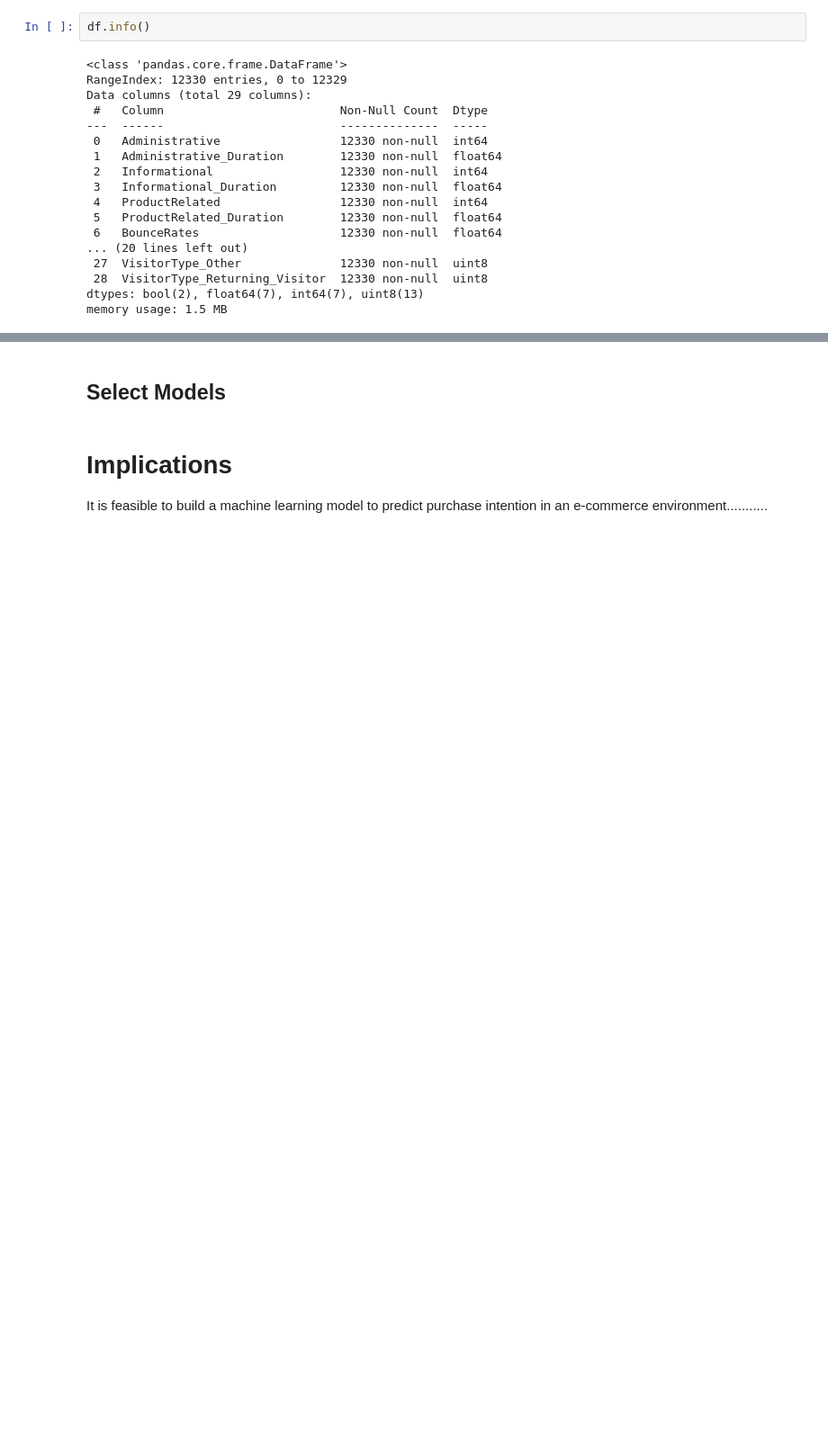
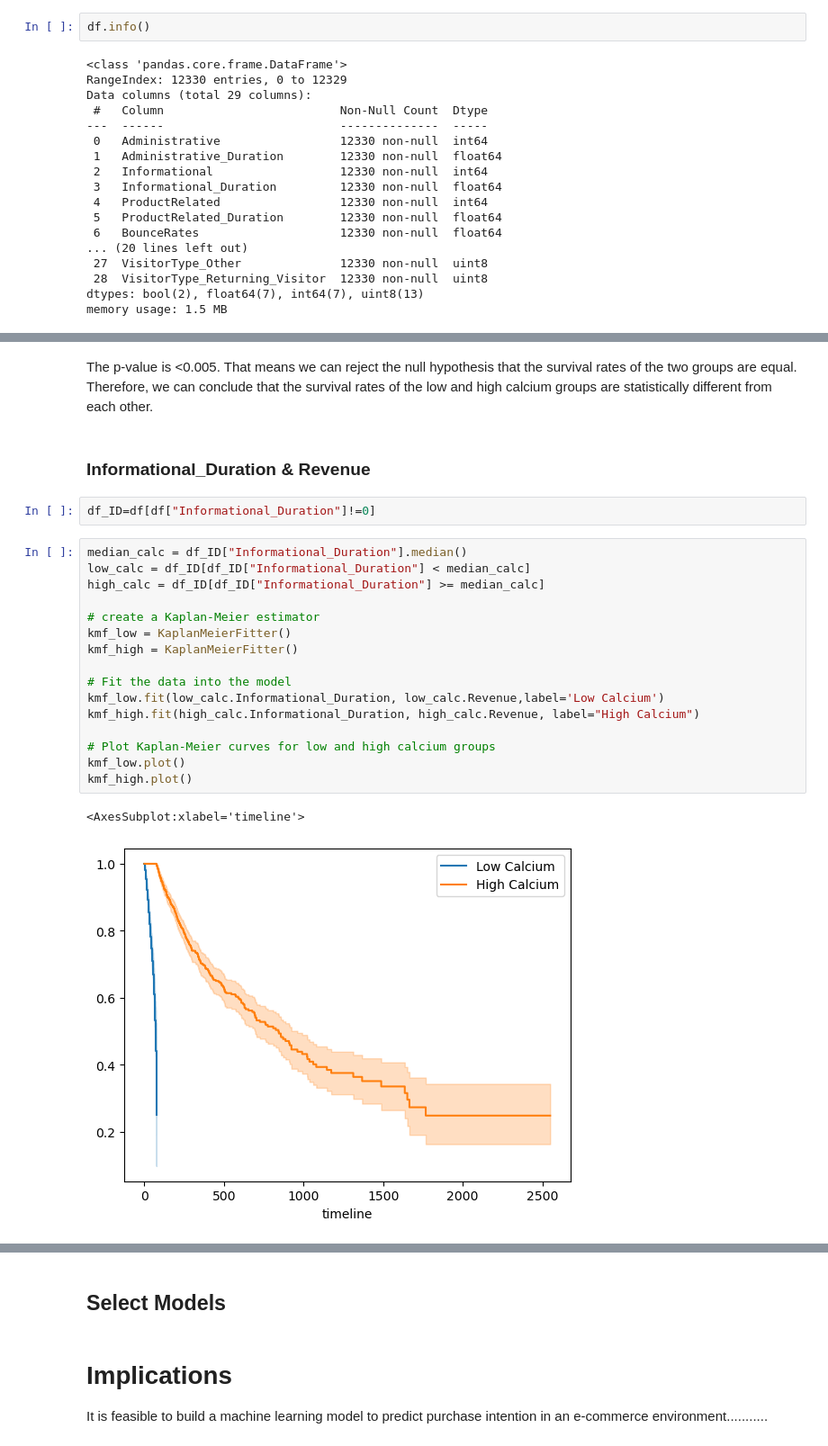
Before and after one commit to YuxinJin0626/OnlineShoppingIntention, a Jupyter notebook: project_1.ipynb, the cells around one changed output, grey strips where cells are left out. Shown at 90% size. Drawn from its saved outputs; the diff is of its cells as text; blank space fills up the shorter version.

```diff
--- a/project_1.ipynb
+++ b/project_1.ipynb
@@ -141,0 +224,25 @@ For this dataset, time variables could be the time users spent from the first lo
+# %% [markdown]
+The p-value is <0.005. That means we can reject the null hypothesis that the survival rates of the two groups are equal. Therefore, we can conclude that the survival rates of the low and high calcium groups are statistically different from each other.
+# %% [markdown]
+### Informational_Duration & Revenue
+# %%
+df_ID=df[df["Informational_Duration"]!=0]
+# %%
+median_calc = df_ID["Informational_Duration"].median()
+low_calc = df_ID[df_ID["Informational_Duration"] < median_calc]
+high_calc = df_ID[df_ID["Informational_Duration"] >= median_calc]
+
+# create a Kaplan-Meier estimator
+kmf_low = KaplanMeierFitter()
+kmf_high = KaplanMeierFitter()
+
+# Fit the data into the model
+kmf_low.fit(low_calc.Informational_Duration, low_calc.Revenue,label='Low Calcium')
+kmf_high.fit(high_calc.Informational_Duration, high_calc.Revenue, label="High Calcium")
+
+# Plot Kaplan-Meier curves for low and high calcium groups
+kmf_low.plot()
+kmf_high.plot()
+# %% [output]
+<AxesSubplot:xlabel='timeline'>
+[figure, added]
```
Also changed, not shown: parts of 27 cells of this notebook.
